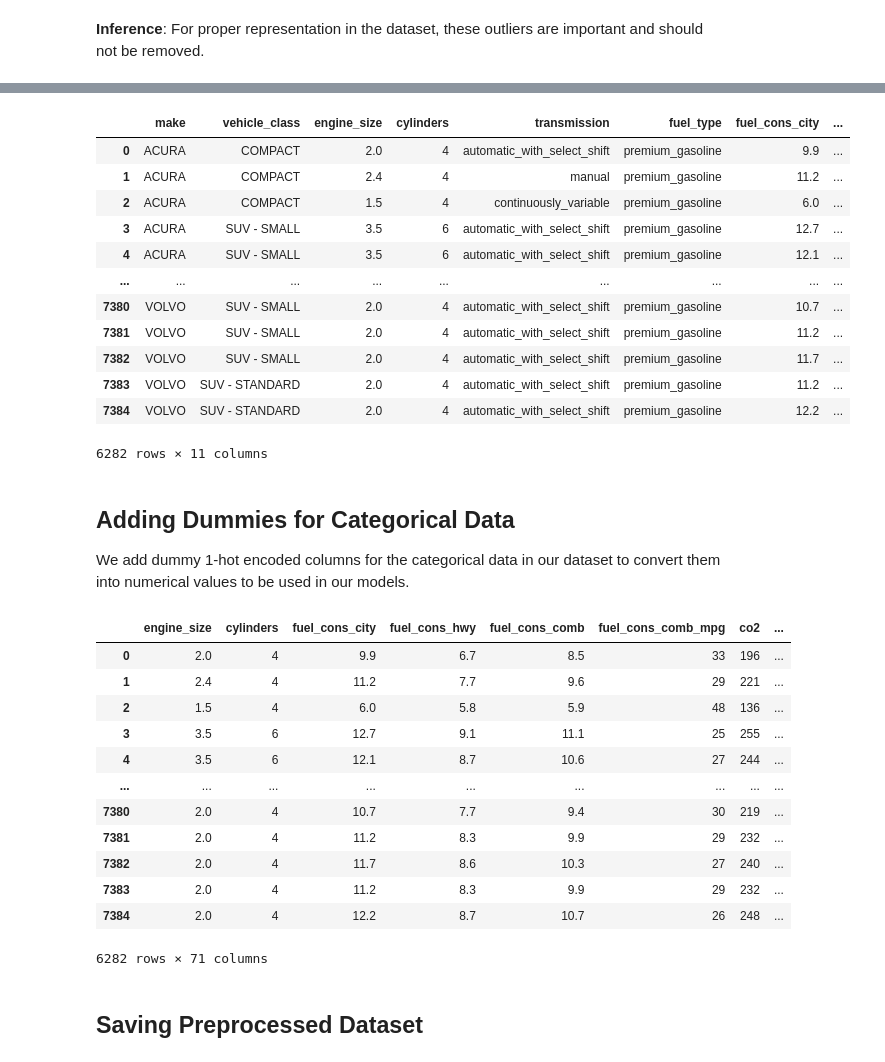
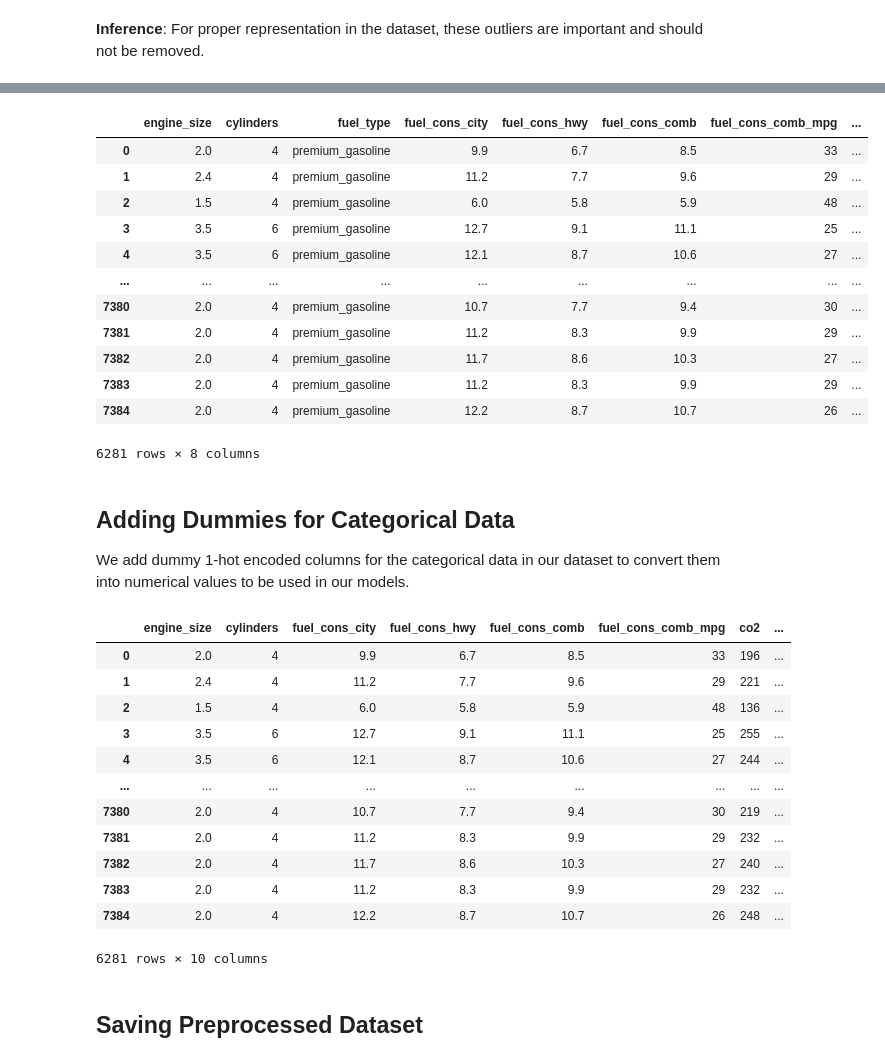
Before and after one commit to Neo-Panther/ML-Project-Predicting-Emissions, a Jupyter notebook: Team16_Project/Team16_Project.ipynb, the cells around one changed output, grey strips where cells are left out. Cells and saved outputs as stored; diff of their text form; code cells hidden in the pictures.

```diff
--- a/Team16_Project/Team16_Project.ipynb
+++ b/Team16_Project/Team16_Project.ipynb
@@ -251,3 +245,5 @@ for col in dataset.select_dtypes(include="object").columns:
+# %%
+dataset = dataset[dataset["Fuel Type"] != "N"]
 # %% [markdown]
 ### Exploring the impact of Numerical features
 # %% [markdown]
@@ -312,44 +310,45 @@ for feature in dataset.select_dtypes(include=np.number).columns:
 # %%
 # Change the column names and makes them useful for the future
 renamed_columns = {
-  'Make' : "make",
-  'Vehicle Class': 'vehicle_class',
   'Engine Size(L)': 'engine_size',
   'Cylinders': 'cylinders',
-  'Transmission' : 'transmission',
   'Fuel Type': 'fuel_type',
   'Fuel Consumption City (L/100 km)': 'fuel_cons_city',
   'Fuel Consumption Hwy (L/100 km)': 'fuel_cons_hwy',
   'Fuel Consumption Comb (L/100 km)': 'fuel_cons_comb',
   'Fuel Consumption Comb (mpg)': 'fuel_cons_comb_mpg',
   'CO2 Emissions(g/km)': 'co2'
 }
+dataset.drop("Model", axis = 1, inplace = True)
+dataset.drop("Make", axis = 1, inplace = True)
+dataset.drop("Transmission", axis = 1, inplace = True)
+dataset.drop("Vehicle Class", axis = 1, inplace = True)
 dataset["Fuel Type"] = np.where(dataset["Fuel Type"]=="Z", "premium_gasoline", dataset["Fuel Type"])
 dataset["Fuel Type"] = np.where(dataset["Fuel Type"]=="X", "regular_gasoline", dataset["Fuel Type"])
 dataset["Fuel Type"] = np.where(dataset["Fuel Type"]=="D", "diesel", dataset["Fuel Type"])
 dataset["Fuel Type"] = np.where(dataset["Fuel Type"]=="E", "ethanol", dataset["Fuel Type"])
-dataset["Fuel Type"] = np.where(dataset["Fuel Type"]=="N", "natural_gas", dataset["Fuel Type"])
+# dataset["Fuel Type"] = np.where(dataset["Fuel Type"]=="N", "natural_gas", dataset["Fuel Type"])
 dataset.rename(renamed_columns, axis='columns', inplace=True)
 dataset
 # %% [output]
-|  | make | vehicle_class | engine_size | cylinders | transmission | fuel_type | fuel_cons_city | ... |
-| 0 | ACURA | COMPACT | 2.0 | 4 | automatic_with_select_shift | premium_gasoline | 9.9 | ... |
-| 1 | ACURA | COMPACT | 2.4 | 4 | manual | premium_gasoline | 11.2 | ... |
-| 2 | ACURA | COMPACT | 1.5 | 4 | continuously_variable | premium_gasoline | 6.0 | ... |
-| 3 | ACURA | SUV - SMALL | 3.5 | 6 | automatic_with_select_shift | premium_gasoline | 12.7 | ... |
-| 4 | ACURA | SUV - SMALL | 3.5 | 6 | automatic_with_select_shift | premium_gasoline | 12.1 | ... |
+|  | engine_size | cylinders | fuel_type | fuel_cons_city | fuel_cons_hwy | fuel_cons_comb | fuel_cons_comb_mpg | ... |
+| 0 | 2.0 | 4 | premium_gasoline | 9.9 | 6.7 | 8.5 | 33 | ... |
+| 1 | 2.4 | 4 | premium_gasoline | 11.2 | 7.7 | 9.6 | 29 | ... |
+| 2 | 1.5 | 4 | premium_gasoline | 6.0 | 5.8 | 5.9 | 48 | ... |
+| 3 | 3.5 | 6 | premium_gasoline | 12.7 | 9.1 | 11.1 | 25 | ... |
+| 4 | 3.5 | 6 | premium_gasoline | 12.1 | 8.7 | 10.6 | 27 | ... |
 | ... | ... | ... | ... | ... | ... | ... | ... | ... |
-| 7380 | VOLVO | SUV - SMALL | 2.0 | 4 | automatic_with_select_shift | premium_gasoline | 10.7 | ... |
-| 7381 | VOLVO | SUV - SMALL | 2.0 | 4 | automatic_with_select_shift | premium_gasoline | 11.2 | ... |
-| 7382 | VOLVO | SUV - SMALL | 2.0 | 4 | automatic_with_select_shift | premium_gasoline | 11.7 | ... |
-| 7383 | VOLVO | SUV - STANDARD | 2.0 | 4 | automatic_with_select_shift | premium_gasoline | 11.2 | ... |
-| 7384 | VOLVO | SUV - STANDARD | 2.0 | 4 | automatic_with_select_shift | premium_gasoline | 12.2 | ... |
+| 7380 | 2.0 | 4 | premium_gasoline | 10.7 | 7.7 | 9.4 | 30 | ... |
+| 7381 | 2.0 | 4 | premium_gasoline | 11.2 | 8.3 | 9.9 | 29 | ... |
+| 7382 | 2.0 | 4 | premium_gasoline | 11.7 | 8.6 | 10.3 | 27 | ... |
+| 7383 | 2.0 | 4 | premium_gasoline | 11.2 | 8.3 | 9.9 | 29 | ... |
+| 7384 | 2.0 | 4 | premium_gasoline | 12.2 | 8.7 | 10.7 | 26 | ... |
-6282 rows × 11 columns
+6281 rows × 8 columns
 # %% [markdown]
 ## Adding Dummies for Categorical Data
 We add dummy 1-hot encoded columns for the categorical data in our dataset to convert them into numerical values to be used in our models.
 # %%
-dataset = pd.get_dummies(dataset, drop_first=True, columns=["make", "vehicle_class", "transmission", "fuel_type"])
+dataset = pd.get_dummies(dataset, drop_first=True, columns=["fuel_type"])
 dataset
 # %% [output]
 |  | engine_size | cylinders | fuel_cons_city | fuel_cons_hwy | fuel_cons_comb | fuel_cons_comb_mpg | co2 | ... |
@@ -364,7 +363,7 @@ dataset
 | 7382 | 2.0 | 4 | 11.7 | 8.6 | 10.3 | 27 | 240 | ... |
 | 7383 | 2.0 | 4 | 11.2 | 8.3 | 9.9 | 29 | 232 | ... |
 | 7384 | 2.0 | 4 | 12.2 | 8.7 | 10.7 | 26 | 248 | ... |
-6282 rows × 71 columns
+6281 rows × 10 columns
 # %% [markdown]
 ## Saving Preprocessed Dataset
 # %%
```
Also changed, not shown: parts of 54 cells of this notebook, 3 other files.
